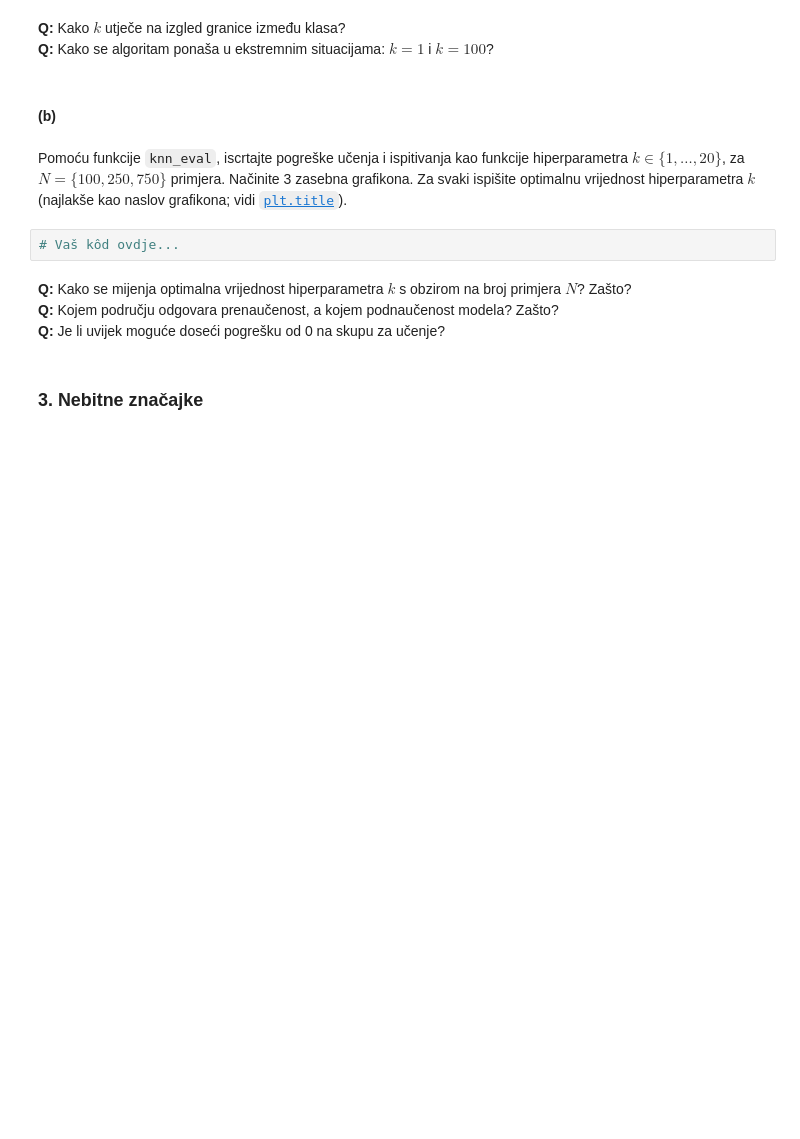
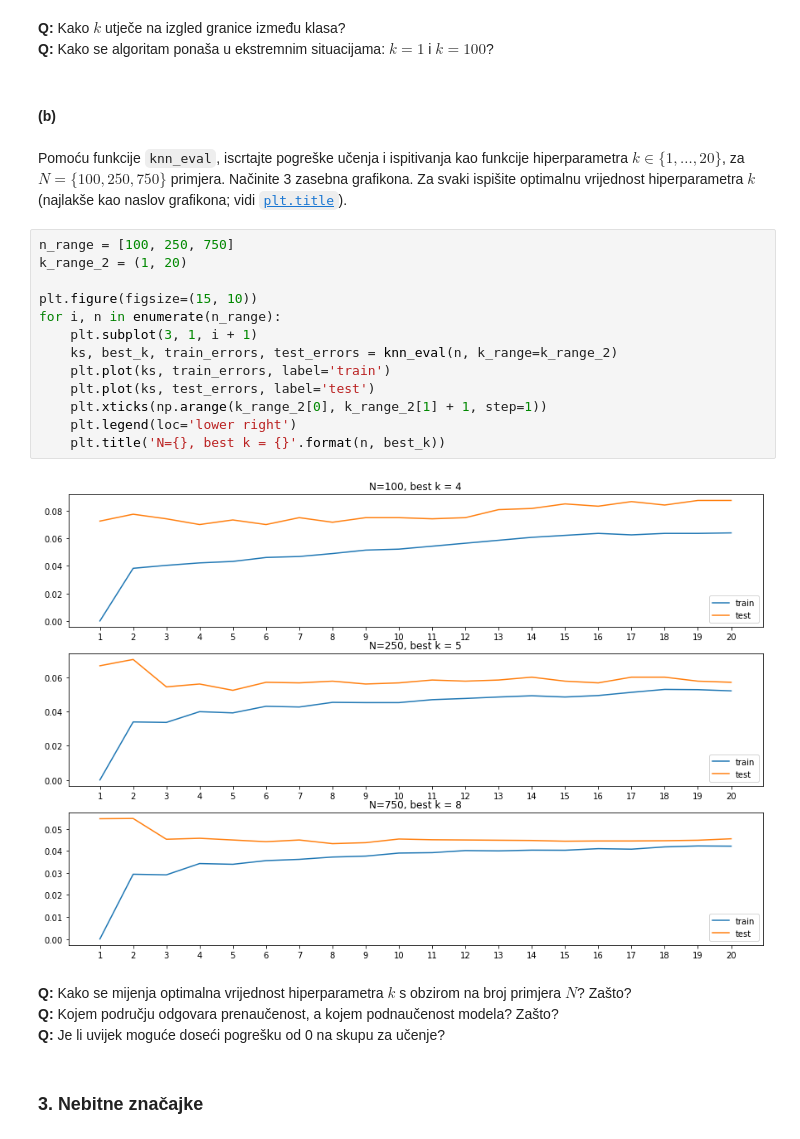
Before and after one commit to MCubek/strojno1Lab, a Jupyter notebook: SU1-2021-11-kNN.ipynb, the cells around one changed output. Cells and saved outputs as stored; diff of their text form; blank space fills up the shorter version.

```diff
--- a/SU1-2021-11-kNN.ipynb
+++ b/SU1-2021-11-kNN.ipynb
@@ -144,8 +196,21 @@ Na podatcima iz zadatka 1, pomoću funkcije `plot_2d_clf_problem` iscrtajte pros
 #### (b)
 # %% [markdown]
 Pomoću funkcije `knn_eval`, iscrtajte pogreške učenja i ispitivanja kao funkcije hiperparametra $k\in\{1,\dots,20\}$, za $N=\{100, 250, 750\}$ primjera. Načinite 3 zasebna grafikona. Za svaki ispišite optimalnu vrijednost hiperparametra $k$ (najlakše kao naslov grafikona; vidi [`plt.title`](https://matplotlib.org/devdocs/api/_as_gen/matplotlib.pyplot.title.html)).
-# %%
-# Vaš kôd ovdje...
+# %%
+n_range = [100, 250, 750]
+k_range_2 = (1, 20)
+
+plt.figure(figsize=(15, 10))
+for i, n in enumerate(n_range):
+    plt.subplot(3, 1, i + 1)
+    ks, best_k, train_errors, test_errors = knn_eval(n, k_range=k_range_2)
+    plt.plot(ks, train_errors, label='train')
+    plt.plot(ks, test_errors, label='test')
+    plt.xticks(np.arange(k_range_2[0], k_range_2[1] + 1, step=1))
+    plt.legend(loc='lower right')
+    plt.title('N={}, best k = {}'.format(n, best_k))
+# %% [output]
+[figure, added]
 # %% [markdown]
 **Q:** Kako se mijenja optimalna vrijednost hiperparametra $k$ s obzirom na broj primjera $N$? Zašto?
 **Q:** Kojem području odgovara prenaučenost, a kojem podnaučenost modela? Zašto?
```
Also changed, not shown: parts of 13 cells of this notebook.
